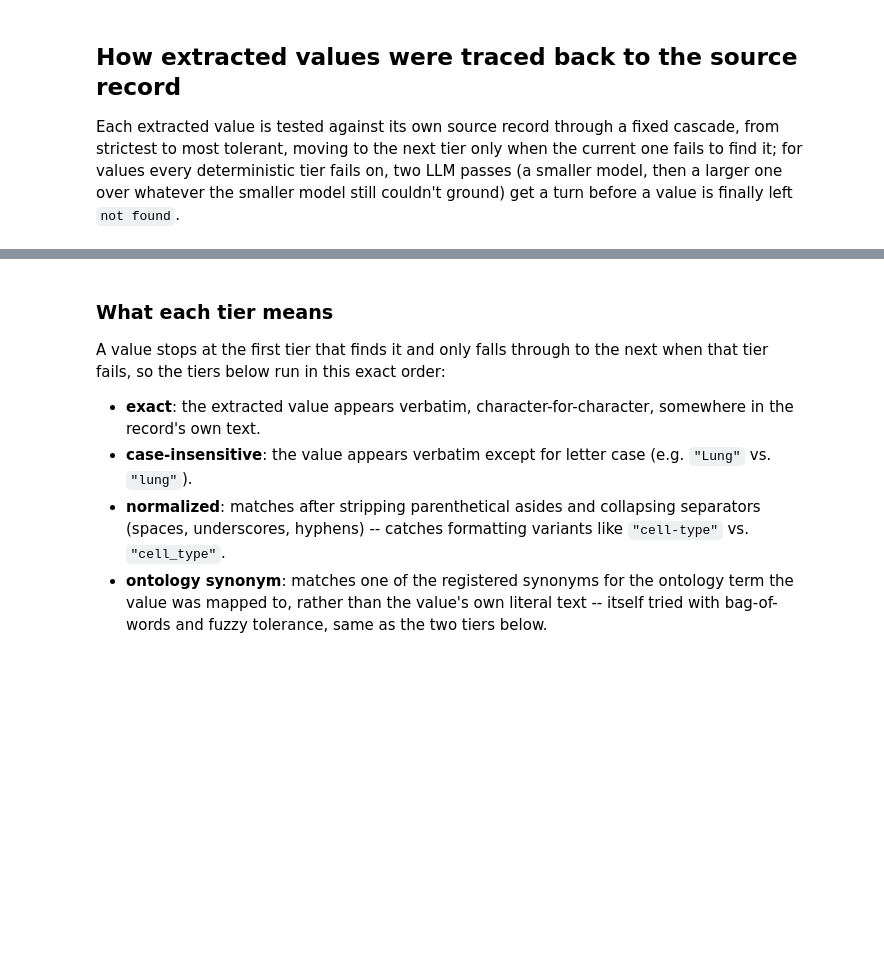
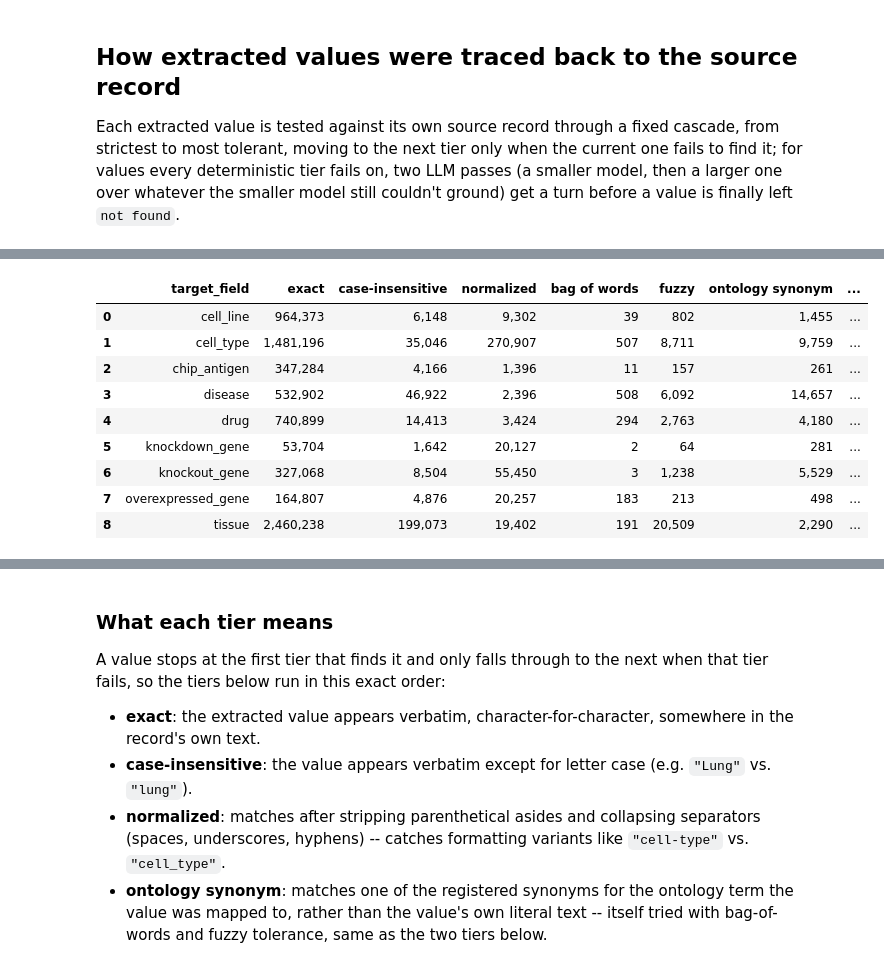
Before and after one commit to nuriafari/BH26_BioSample_bsllmner_mk2_value_provenance, a Jupyter notebook: notebooks/biosample_trace_back_evaluation.ipynb, the cells around one changed output, grey strips where cells are left out. Saved outputs shown, nothing was run; the diff lists cells and outputs as text; code cells hidden in the pictures; blank space fills up the shorter version.

```diff
--- a/notebooks/biosample_trace_back_evaluation.ipynb
+++ b/notebooks/biosample_trace_back_evaluation.ipynb
@@ -180,3 +67,98 @@ strategy_stats.style.format({**{col: "{:,}" for col in [*STRATEGY_ORDER, "n_with
+# %%
+# LLM EVIDENCE TIER TALLIES: PER-TARGET-FIELD COUNTS, ONE PER MODEL SIZE
+# Qwen3-8B's tier is its attributes-only pass only -- the only resolutions it reaches
+# unconditionally; Qwen3-32B-AWQ's tier is everything else that ended up resolved (its main pass
+# over 8B's residual, its corroboration of 8B's full-record candidates, and its final long-context
+# pass over whatever was still unresolved after that) -- same accounting as the Results text and
+# `reconcile_final_pipeline_numbers.py`, just broken out per target field instead of pooled.
+QWEN3_8B_FULL_JSONL = DERIVED_DIR / "llm_evidence_full_qwen3_8b_v2.jsonl"
+QWEN3_32B_JSONLS = (
+    [DERIVED_DIR / f"llm_evidence_second_pass_qwen3_32b_v2_shard{i}.jsonl" for i in (0, 1, 2)]
+    + [DERIVED_DIR / f"qwen3_8b_long_context_extra_pass_32b_shard{i}.jsonl" for i in (0, 1, 2)]
+    + [DERIVED_DIR / f"final_explain_32b_shard{i}.jsonl" for i in (0, 1, 2)]
+)
+
+
+def qwen3_8b_tally_by_field(path: Path) -> pd.DataFrame:
+    """Per-target-field "llm"/"not found" counts from Qwen3-8B's attributes-only pass rows only --
+    its full-record-pass rows are excluded here since they're re-attributed to Qwen3-32B-AWQ below
+    once independently corroborated (see Methods).
+    """
+    counts: dict[str, dict[str, int]] = {}
+    with path.open() as f:
+        for line in f:
+            record = json.loads(line)
+            for row in record["rows"]:
+                if row["strategy"] == "llm" and row["llm_pass"] != "attributes":
+                    continue
+                field_counts = counts.setdefault(row["target_field"], {})
+                field_counts[row["strategy"]] = field_counts.get(row["strategy"], 0) + 1
+    return pd.DataFrame(counts).T.fillna(0).astype(int).rename_axis("target_field")
+
+
+def qwen3_32b_tally_by_field(paths: list[Path]) -> pd.DataFrame:
+    """Per-target-field "llm" counts pooled across all three Qwen3-32B-AWQ passes. Deliberately
+    does NOT read each file's own "not found" column -- a row left unresolved by, say, the main
+    pass but later resolved by the final explain pass would double-count as "not found" here. The
+    true final residual is computed separately below from the deterministic total minus every
+    resolved tier.
+    """
+    counts: dict[str, dict[str, int]] = {}
+    for path in paths:
+        with path.open() as f:
+            for line in f:
+                record = json.loads(line)
+                for row in record["rows"]:
+                    if row["strategy"] != "llm":
+                        continue
+                    field_counts = counts.setdefault(row["target_field"], {})
+                    field_counts["llm"] = field_counts.get("llm", 0) + 1
+    return pd.DataFrame(counts).T.fillna(0).astype(int).rename_axis("target_field")
+
+
+qwen3_8b_tally = qwen3_8b_tally_by_field(QWEN3_8B_FULL_JSONL)
+qwen3_32b_tally = qwen3_32b_tally_by_field(QWEN3_32B_JSONLS)
+
+LLM_TIERS = ["Qwen3-8B", "Qwen3-32B-AWQ"]  # weakest first -- each tier only reprocesses the previous one's residual
+STRATEGY_ORDER = [*MATCH_STRATEGIES, *LLM_TIERS, "not found"]
+
+
+# COUNTS PER (TARGET FIELD, STRATEGY), DETERMINISTIC TIERS PLUS ONE COLUMN PER LLM_TIERS ENTRY
+def strategy_breakdown(trace_back: pd.DataFrame, llm_tallies: list[pd.DataFrame]) -> pd.DataFrame:
+    """`llm_tallies` are per-tier tallies (Qwen3-8B's attributes-only tally, then Qwen3-32B-AWQ's
+    pooled tally) in the same order as `LLM_TIERS`. Each tier's own "llm" count becomes its column;
+    the deterministic residual minus every tier's "llm" count is the true final "not found" -- this
+    accounts for every item exactly once without trusting any single file's own "not found" column,
+    since a value can be left unresolved by one pass and picked up by a later one.
+    """
+    counts_by_strategy = trace_back.groupby(["target_field", "strategy"]).size().unstack(fill_value=0)
+    counts_by_strategy.columns.name = None
+    deterministic_residual = counts_by_strategy.get("not found", pd.Series(0, index=counts_by_strategy.index))
+    counts = counts_by_strategy.reindex(columns=MATCH_STRATEGIES, fill_value=0)
+    for tier, tally in zip(LLM_TIERS, llm_tallies):
+        counts[tier] = tally["llm"].reindex(counts.index, fill_value=0)
+    counts["not found"] = deterministic_residual.reindex(counts.index, fill_value=0) - sum(counts[tier] for tier in LLM_TIERS)
+    counts["n_with_value"] = counts[[*MATCH_STRATEGIES, *LLM_TIERS, "not found"]].sum(axis=1)
+    counts["pct_found"] = 100 * (counts["n_with_value"] - counts["not found"]) / counts["n_with_value"]
+    return counts.reset_index()
+
+
+strategy_stats = strategy_breakdown(trace_back_full, [qwen3_8b_tally, qwen3_32b_tally])
+assert int(strategy_stats["not found"].sum()) == 78_977, (
+    f"expected the true final residual (78,977) -- got {int(strategy_stats['not found'].sum()):,}"
+)
+strategy_stats.style.format({**{col: "{:,}" for col in [*STRATEGY_ORDER, "n_with_value"]}, "pct_found": "{:.1f}"})
+# %% [output]
+|  | target_field | exact | case-insensitive | normalized | bag of words | fuzzy | ontology synonym | ... |
+| 0 | cell_line | 964,373 | 6,148 | 9,302 | 39 | 802 | 1,455 | ... |
+| 1 | cell_type | 1,481,196 | 35,046 | 270,907 | 507 | 8,711 | 9,759 | ... |
+| 2 | chip_antigen | 347,284 | 4,166 | 1,396 | 11 | 157 | 261 | ... |
+| 3 | disease | 532,902 | 46,922 | 2,396 | 508 | 6,092 | 14,657 | ... |
+| 4 | drug | 740,899 | 14,413 | 3,424 | 294 | 2,763 | 4,180 | ... |
+| 5 | knockdown_gene | 53,704 | 1,642 | 20,127 | 2 | 64 | 281 | ... |
+| 6 | knockout_gene | 327,068 | 8,504 | 55,450 | 3 | 1,238 | 5,529 | ... |
+| 7 | overexpressed_gene | 164,807 | 4,876 | 20,257 | 183 | 213 | 498 | ... |
+| 8 | tissue | 2,460,238 | 199,073 | 19,402 | 191 | 20,509 | 2,290 | ... |
 # %%
 # STACKED PLOT: % OF EXTRACTIONS FOUND PER TIER, PER TARGET FIELD
 def _select_label_positions(candidates: list[float], min_gap: float = 6.0) -> list[float]:
```
Also changed, not shown: parts of 37 cells of this notebook, 38 other files.
